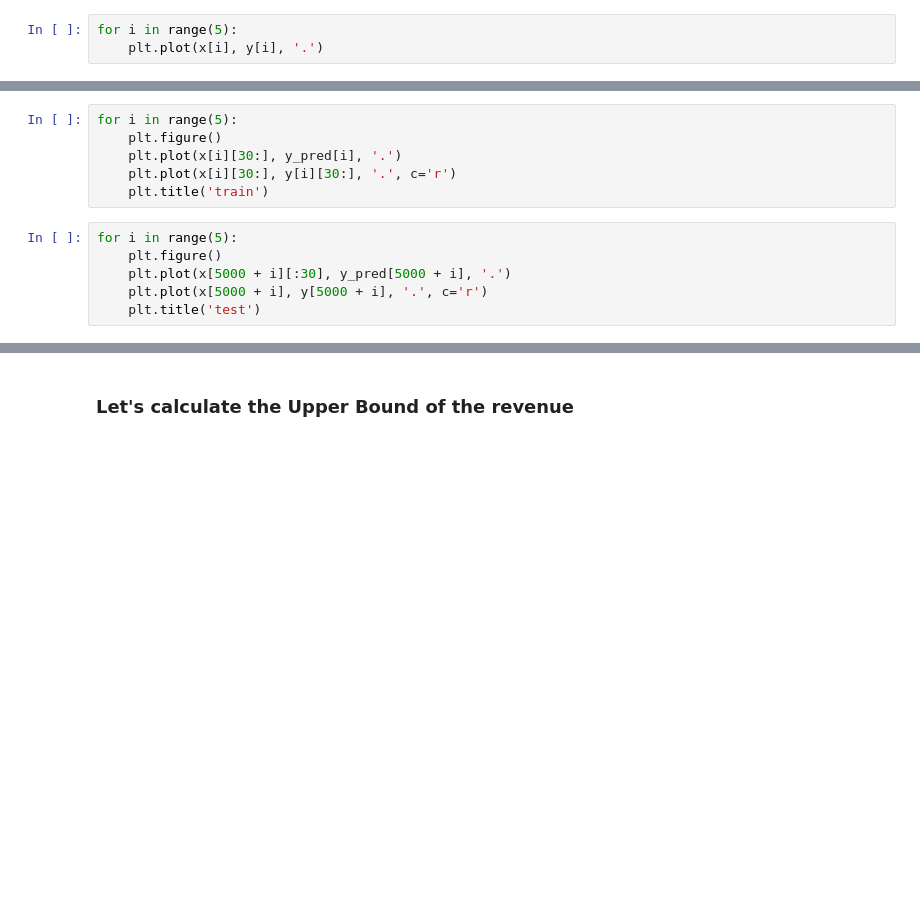
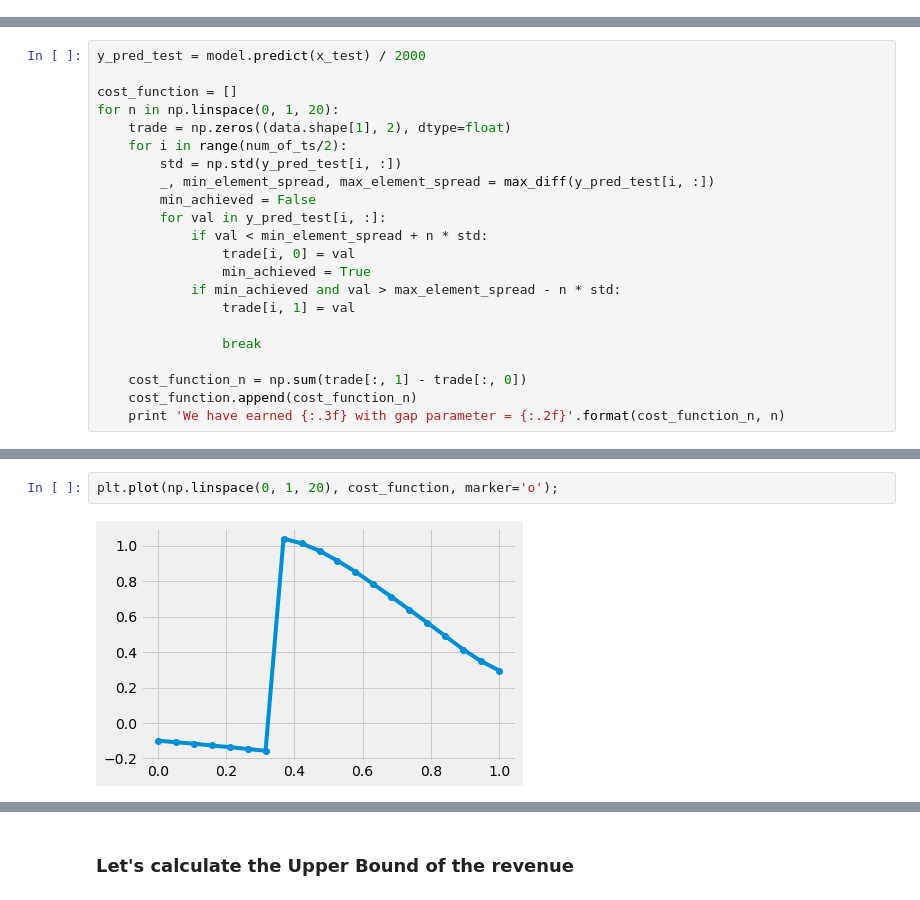
Before and after one commit to michael135/time_series_experiments, a Jupyter notebook: ts_k/astn/beginining-5-FF Network with Conv.ipynb, the cells around one changed output, grey strips where cells are left out. Saved outputs shown, nothing was run; the diff lists cells and outputs as text; blank space fills up the shorter version.

```diff
--- a/ts_k/astn/beginining-5-FF Network with Conv.ipynb
+++ b/ts_k/astn/beginining-5-FF Network with Conv.ipynb
@@ -125,3 +121,0 @@ for _ in range(10000):
-# %%
-for i in range(5):
-    plt.plot(x[i], y[i], '.')
@@ -145,12 +121,0 @@ y_pred = model.predict(np.array(x)[:, 30:], batch_size=128)
-# %%
-for i in range(5):
-    plt.figure()
-    plt.plot(x[i][30:], y_pred[i], '.')
-    plt.plot(x[i][30:], y[i][30:], '.', c='r')
-    plt.title('train')
-# %%
-for i in range(5):
-    plt.figure()
-    plt.plot(x[5000 + i][:30], y_pred[5000 + i], '.')
-    plt.plot(x[5000 + i], y[5000 + i], '.', c='r')
-    plt.title('test')
@@ -158,0 +124,22 @@ for i in range(5):
+# %%
+y_pred_test = model.predict(x_test) / 2000
+
+cost_function = []
+for n in np.linspace(0, 1, 20):
+    trade = np.zeros((data.shape[1], 2), dtype=float)
+    for i in range(num_of_ts/2):
+        std = np.std(y_pred_test[i, :])
+        _, min_element_spread, max_element_spread = max_diff(y_pred_test[i, :])
+        min_achieved = False
+        for val in y_pred_test[i, :]:
+            if val < min_element_spread + n * std:
+                trade[i, 0] = val
+                min_achieved = True
+            if min_achieved and val > max_element_spread - n * std:
+                trade[i, 1] = val
+
+                break
+
+    cost_function_n = np.sum(trade[:, 1] - trade[:, 0])
+    cost_function.append(cost_function_n)
+    print 'We have earned {:.3f} with gap parameter = {:.2f}'.format(cost_function_n, n)
@@ -158,0 +167,4 @@ for i in range(5):
+# %%
+plt.plot(np.linspace(0, 1, 20), cost_function, marker='o');
+# %% [output]
+[figure, added]
```
Also changed, not shown: parts of 22 cells of this notebook.
